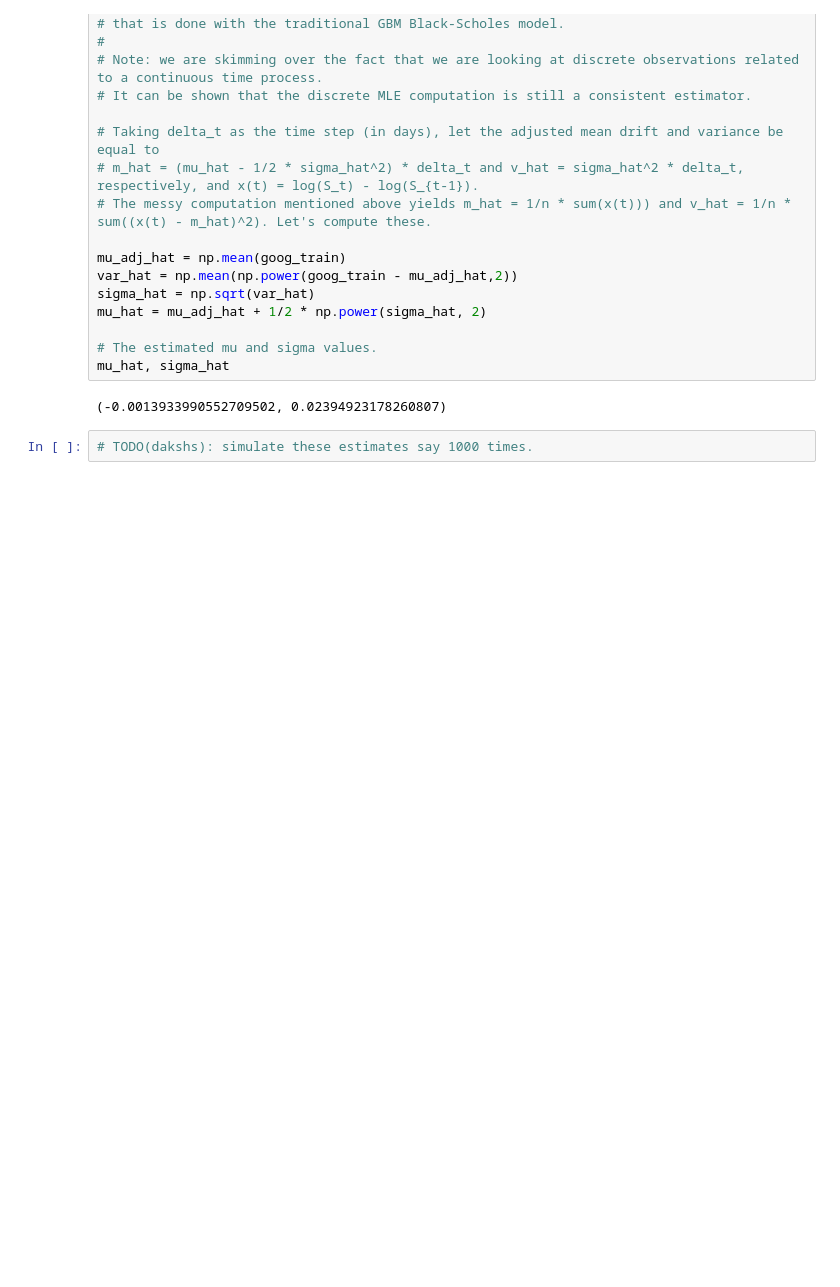
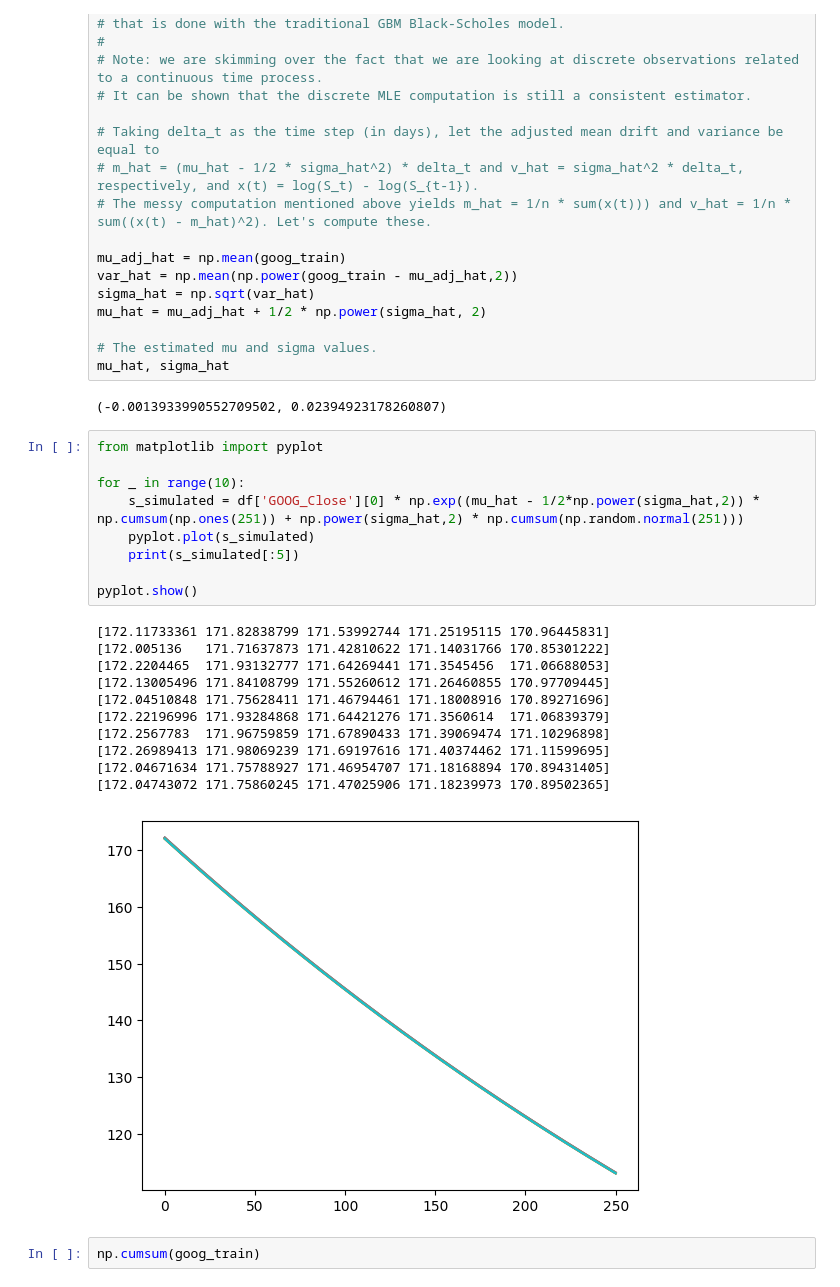
Before and after one commit to dakshsharma96/JumpDiffusionModeling, a Jupyter notebook: notebooks/fit_black_scholes.ipynb, the cells around one changed output. Drawn from its saved outputs; the diff is of its cells as text; blank space fills up the shorter version.

Commit message:
Add some rudimentary plots. A little weird since there does seem to be enough noise relative to downward movementt to show noise, but roughly captures the trend. I would expect more noise though.

```diff
--- a/notebooks/fit_black_scholes.ipynb
+++ b/notebooks/fit_black_scholes.ipynb
@@ -66,5 +70,26 @@ mu_hat = mu_adj_hat + 1/2 * np.power(sigma_hat, 2)
 mu_hat, sigma_hat
 # %% [output]
 (-0.0013933990552709502, 0.02394923178260807)
-# %%
-# TODO(dakshs): simulate these estimates say 1000 times.
+# %%
+from matplotlib import pyplot
+
+for _ in range(10):
+    s_simulated = df['GOOG_Close'][0] * np.exp((mu_hat - 1/2*np.power(sigma_hat,2)) * np.cumsum(np.ones(251)) + np.power(sigma_hat,2) * np.cumsum(np.random.normal(251)))
+    pyplot.plot(s_simulated)
+    print(s_simulated[:5])
+
+pyplot.show()
+# %% [output]
+[172.11733361 171.82838799 171.53992744 171.25195115 170.96445831]
+[172.005136   171.71637873 171.42810622 171.14031766 170.85301222]
+[172.2204465  171.93132777 171.64269441 171.3545456  171.06688053]
+[172.13005496 171.84108799 171.55260612 171.26460855 170.97709445]
+[172.04510848 171.75628411 171.46794461 171.18008916 170.89271696]
+[172.22196996 171.93284868 171.64421276 171.3560614  171.06839379]
+[172.2567783  171.96759859 171.67890433 171.39069474 171.10296898]
+[172.26989413 171.98069239 171.69197616 171.40374462 171.11599695]
+[172.04671634 171.75788927 171.46954707 171.18168894 170.89431405]
+[172.04743072 171.75860245 171.47025906 171.18239973 170.89502365]
+[figure, added]
+# %%
+np.cumsum(goog_train)
```
Also changed, not shown: parts of 2 cells of this notebook.
